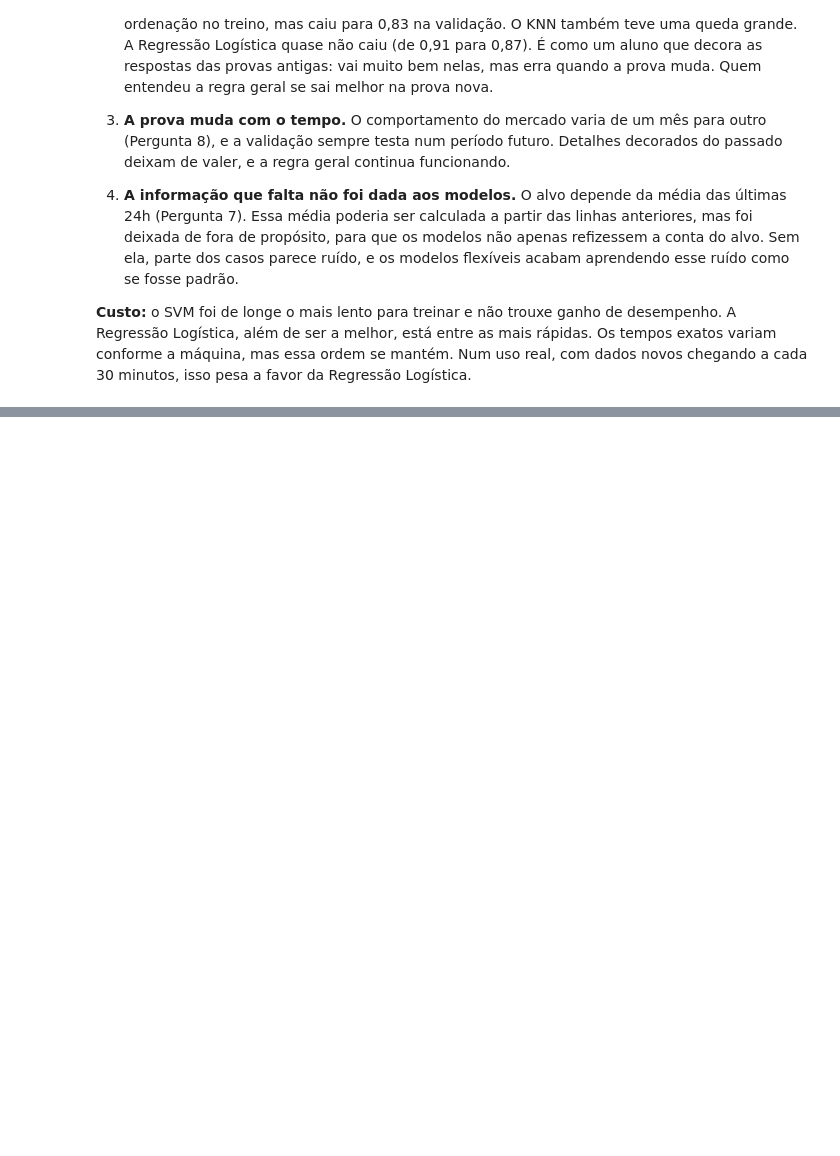
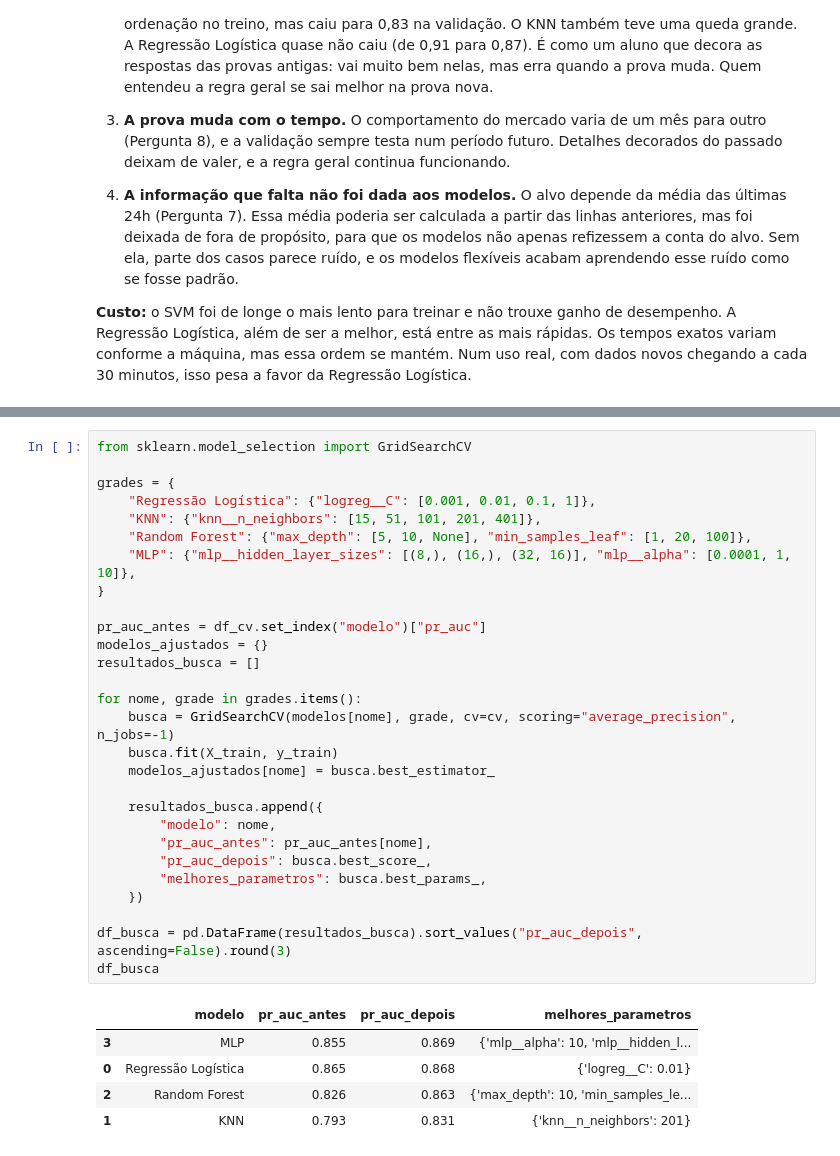
Before and after one commit to eshernandes/aprendizado-maquina-electricity, a Jupyter notebook: notebooks/electricity.ipynb, the cells around one changed output, grey strips where cells are left out. Drawn from its saved outputs; the diff is of its cells as text; blank space fills up the shorter version.

```diff
--- a/notebooks/electricity.ipynb
+++ b/notebooks/electricity.ipynb
@@ -788,0 +861,34 @@ df_comparacao.round(3)
+# %%
+from sklearn.model_selection import GridSearchCV
+
+grades = {
+    "Regressão Logística": {"logreg__C": [0.001, 0.01, 0.1, 1]},
+    "KNN": {"knn__n_neighbors": [15, 51, 101, 201, 401]},
+    "Random Forest": {"max_depth": [5, 10, None], "min_samples_leaf": [1, 20, 100]},
+    "MLP": {"mlp__hidden_layer_sizes": [(8,), (16,), (32, 16)], "mlp__alpha": [0.0001, 1, 10]},
+}
+
+pr_auc_antes = df_cv.set_index("modelo")["pr_auc"]
+modelos_ajustados = {}
+resultados_busca = []
+
+for nome, grade in grades.items():
+    busca = GridSearchCV(modelos[nome], grade, cv=cv, scoring="average_precision", n_jobs=-1)
+    busca.fit(X_train, y_train)
+    modelos_ajustados[nome] = busca.best_estimator_
+
+    resultados_busca.append({
+        "modelo": nome,
+        "pr_auc_antes": pr_auc_antes[nome],
+        "pr_auc_depois": busca.best_score_,
+        "melhores_parametros": busca.best_params_,
+    })
+
+df_busca = pd.DataFrame(resultados_busca).sort_values("pr_auc_depois", ascending=False).round(3)
+df_busca
+# %% [output]
+|  | modelo | pr_auc_antes | pr_auc_depois | melhores_parametros |
+| 3 | MLP | 0.855 | 0.869 | {'mlp__alpha': 10, 'mlp__hidden_l... |
+| 0 | Regressão Logística | 0.865 | 0.868 | {'logreg__C': 0.01} |
+| 2 | Random Forest | 0.826 | 0.863 | {'max_depth': 10, 'min_samples_le... |
+| 1 | KNN | 0.793 | 0.831 | {'knn__n_neighbors': 201} |
```
Also changed, not shown: parts of 9 cells of this notebook.
